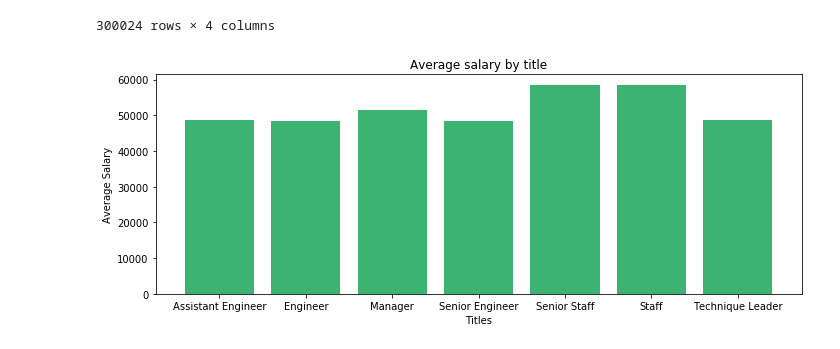
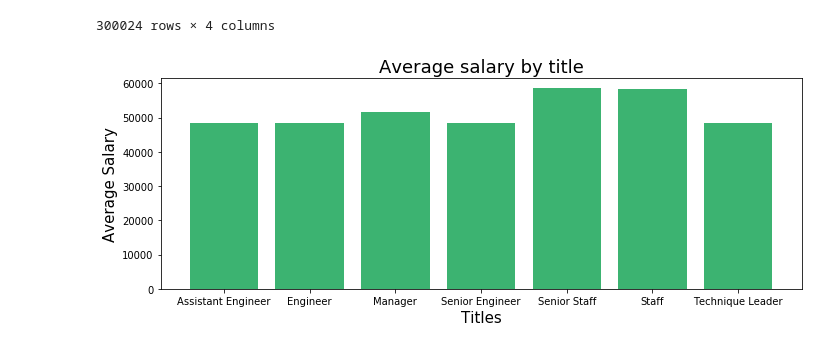
Before and after one commit to khartmann5/sql-challenge, a Jupyter notebook: Bonus_Analysis.ipynb, the cells around one changed output. Saved outputs shown, nothing was run; the diff lists cells and outputs as text; code cells hidden in the pictures.

Commit message:
formatting bar chart

```diff
--- a/Bonus_Analysis.ipynb
+++ b/Bonus_Analysis.ipynb
@@ -115,13 +115,13 @@ salary_title
 # %%
 # Create a bar chart of average salary by title.
 title_group = salary_title.groupby("title")
 avg_salary = title_group["salary"].mean()
 plt.rcParams["figure.figsize"] = [10,4]
 plt.bar(avg_salary.index,avg_salary,color="#3cb371")
-plt.title("Average salary by title")
-plt.xlabel("Titles")
-plt.ylabel("Average Salary")
+plt.title("Average salary by title",fontsize = 18)
+plt.xlabel("Titles", fontsize = 15)
+plt.ylabel("Average Salary",fontsize = 15)
 plt.tight_layout()
-plt.savefig("Images/avg_salary_title.pm");
+plt.savefig("Images/avg_salary_title.png");
 # %% [output]
-[figure, old version]
+[figure, new version]
```
Also changed, not shown: 2 other files.
